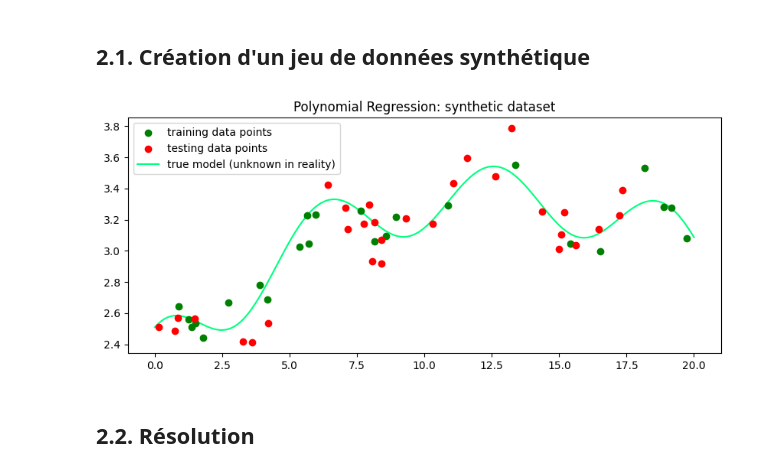
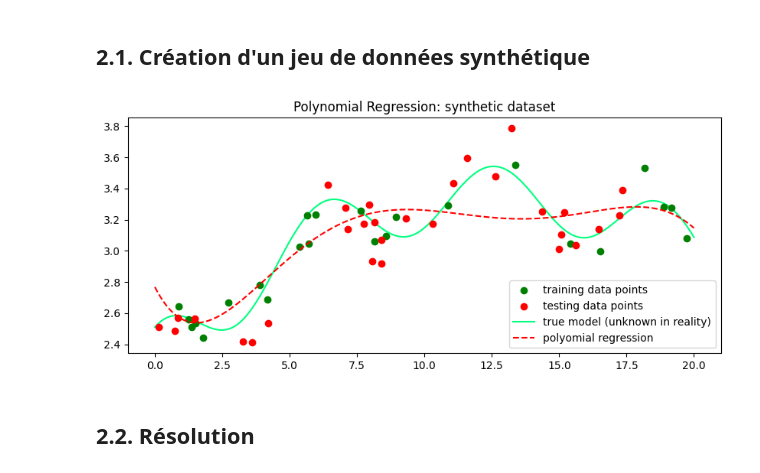
Before and after one commit to antoineperrot/cesi-maths, a Jupyter notebook: ets/regression_lineaire/notebook_linear_regression.ipynb, the cells around one changed output. Cells and saved outputs as stored; diff of their text form; code cells hidden in the pictures.

```diff
--- a/ets/regression_lineaire/notebook_linear_regression.ipynb
+++ b/ets/regression_lineaire/notebook_linear_regression.ipynb
@@ -183,3 +311,45 @@ class PolynomialRegression:
+# %%
+class PolynomialRegression:
+    """
+    Classe de régression polynômiale.
+    """
+    def __init__(self, q=2):
+        """
+        q: degré du polynôme de régression, égal à 2 par défaut.
+        """
+        self.q = q
+        self.fitted = False
+
+    def fit(self, x, y):
+        """
+        Détermine les coefficients optimaux du polynôme de régression.
+        """
+        A = np.zeros((self.q+1,self.q+1))
+        b = np.zeros(self.q+1)
+        for i in range(self.q+1):
+            for j in range(self.q+1):
+                A[i,j] = (x**(i+j)).mean()
+
+            b[i]= (y * x**i).mean()
+
+        self.coeffs = np.linalg.solve(A, b)
+
+        self.fitted = True
+
+    def SSE(self, x, y):
+        """
+        Calcule la Sum of the Squared Errors du polynôme de régression aux points (x,y)
+        """
+        return ((self(x) - y)**2).mean()
+
+    def __call__(self, x):
+        """
+        Permet d'appeler le polynôme de régression.
+        """
+        if not self.fitted:
+            raise Error("This model is not fitted.")
+        out = np.sum([coef*x**i for (i,coef) in enumerate(self.coeffs)],axis=0)
+        return out
 # %% [markdown]
 ## 2.1. Création d'un jeu de données synthétique
 # %%
@@ -188,35 +358,35 @@ def true_model(x):
     return np.sqrt(x + 5 + 1.3*np.cos(x**1)- x**2/25)
 
 N = 300
 b = 20
 xx = np.linspace(0, b, N)
 
 np.random.seed(31)
 
 # training dataset :
 n_train = 24
 x_train = np.random.uniform(0, b, n_train)
 y_train = true_model(x_train) + np.random.normal(0,1/9, n_train)
 
 # testing dataset :
 n_test = 30
 x_test = np.random.uniform(0, b, n_test)
 y_test = true_model(x_test) + np.random.normal(0,1/9, n_test)
 
 # régression polynomiale avec notre clase créée plus haut :
 p = PolynomialRegression(q=6)
 p.fit(x_train,y_train)
 
 # graphiques :
 plt.figure(figsize=(10,4))
 plt.title("Polynomial Regression: synthetic dataset")
 plt.scatter(x_train,y_train,label='training data points',c='g');
 plt.scatter(x_test,y_test,label='testing data points',c='r');
 plt.plot(xx,true_model(xx),c='springgreen',label='true model (unknown in reality)',zorder=-1)
-# plt.plot(xx,p(xx),label='polyomial regression',linestyle='--',c='r');
+plt.plot(xx,p(xx),label='polyomial regression',linestyle='--',c='r');
 plt.legend();
 # %% [output]
-[figure, old version]
+[figure, new version]
 # %% [markdown]
 ## 2.2. Résolution
 # %%
```
Also changed, not shown: parts of 10 cells of this notebook.
